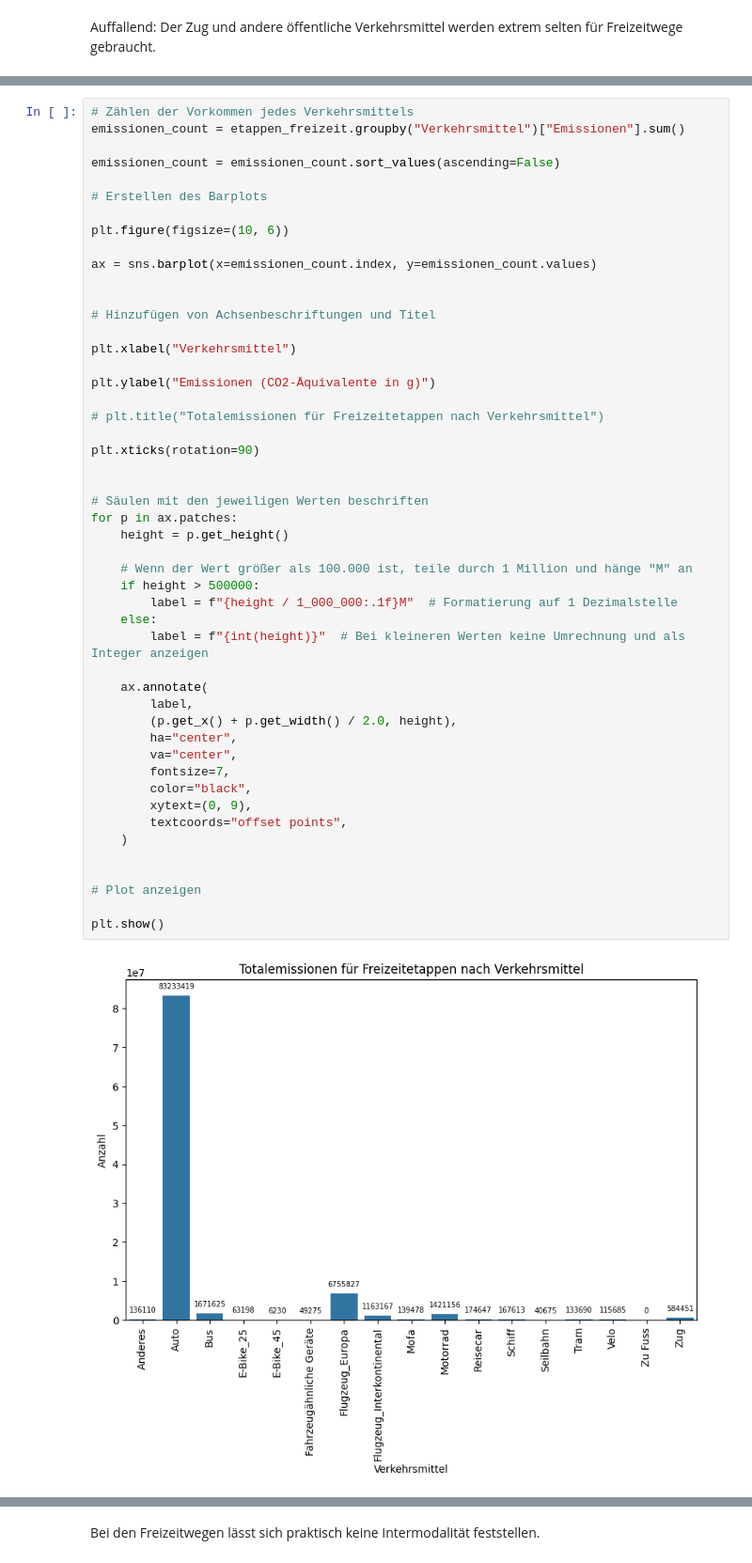
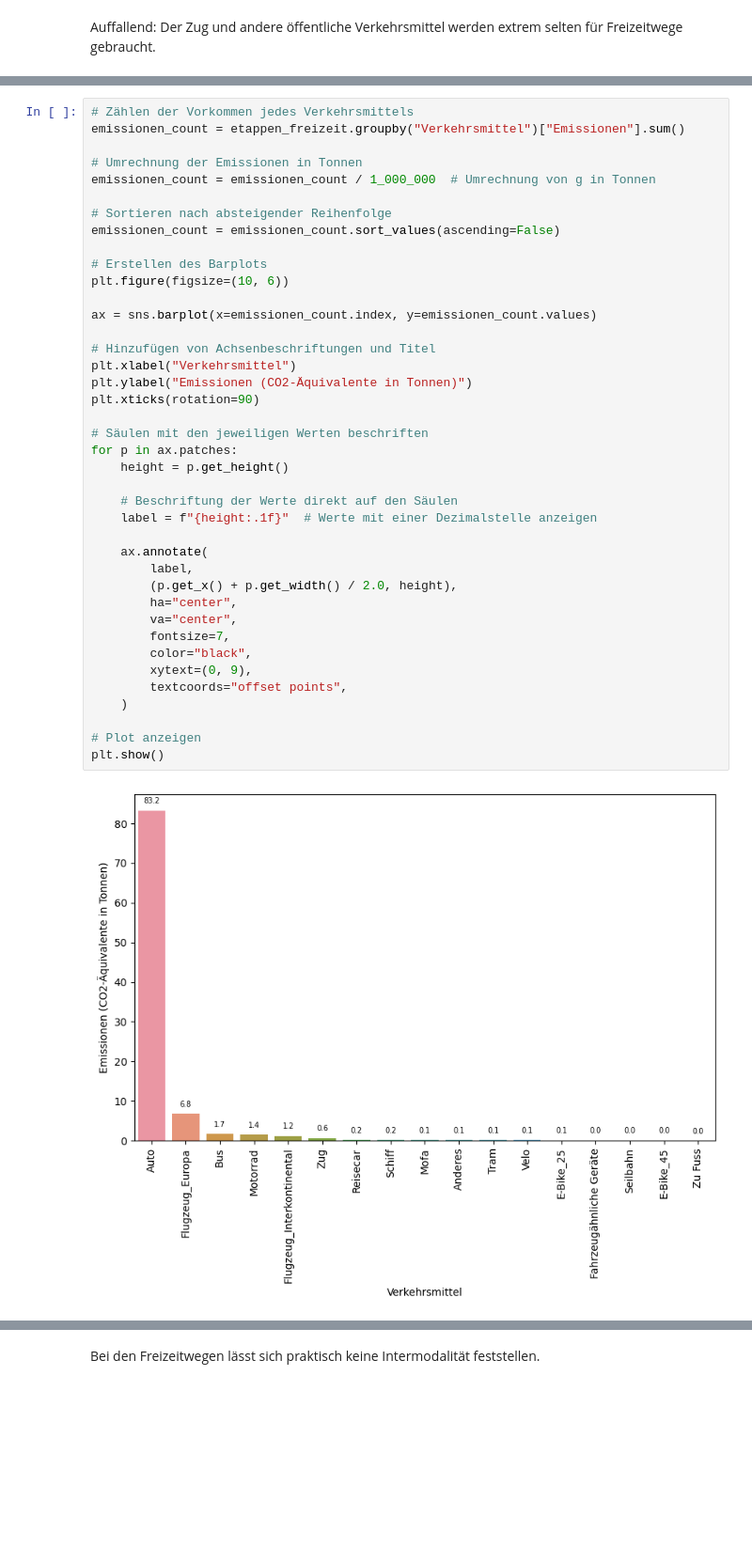
Before and after one commit to larissa-marti/ANM_Gruppe_Y, a Jupyter notebook: fahrzeuge.ipynb, the cells around one changed output, grey strips where cells are left out. Shown at 94% size. Drawn from its saved outputs; the diff is of its cells as text; blank space fills up the shorter version.

```diff
--- a/fahrzeuge.ipynb
+++ b/fahrzeuge.ipynb
@@ -706,51 +732,42 @@ plt.show()
 # Zählen der Vorkommen jedes Verkehrsmittels
 emissionen_count = etappen_freizeit.groupby("Verkehrsmittel")["Emissionen"].sum()
 
+# Umrechnung der Emissionen in Tonnen
+emissionen_count = emissionen_count / 1_000_000  # Umrechnung von g in Tonnen
+
+# Sortieren nach absteigender Reihenfolge
 emissionen_count = emissionen_count.sort_values(ascending=False)
 
 # Erstellen des Barplots
-
 plt.figure(figsize=(10, 6))
 
 ax = sns.barplot(x=emissionen_count.index, y=emissionen_count.values)
 
-
 # Hinzufügen von Achsenbeschriftungen und Titel
-
 plt.xlabel("Verkehrsmittel")
-
-plt.ylabel("Emissionen (CO2-Äquivalente in g)")
-
-# plt.title("Totalemissionen für Freizeitetappen nach Verkehrsmittel")
-
+plt.ylabel("Emissionen (CO2-Äquivalente in Tonnen)")
 plt.xticks(rotation=90)
-
 
 # Säulen mit den jeweiligen Werten beschriften
 for p in ax.patches:
     height = p.get_height()
 
-    # Wenn der Wert größer als 100.000 ist, teile durch 1 Million und hänge "M" an
-    if height > 500000:
-        label = f"{height / 1_000_000:.1f}M"  # Formatierung auf 1 Dezimalstelle
-    else:
-        label = f"{int(height)}"  # Bei kleineren Werten keine Umrechnung und als Integer anzeigen
+    # Beschriftung der Werte direkt auf den Säulen
+    label = f"{height:.1f}"  # Werte mit einer Dezimalstelle anzeigen
 
     ax.annotate(
         label,
         (p.get_x() + p.get_width() / 2.0, height),
         ha="center",
         va="center",
         fontsize=7,
         color="black",
         xytext=(0, 9),
         textcoords="offset points",
     )
 
-
 # Plot anzeigen
-
 plt.show()
 # %% [output]
-[figure, old version]
+[figure, new version]
 # %%
```
Also changed, not shown: parts of 17 cells of this notebook, 2 other files.
